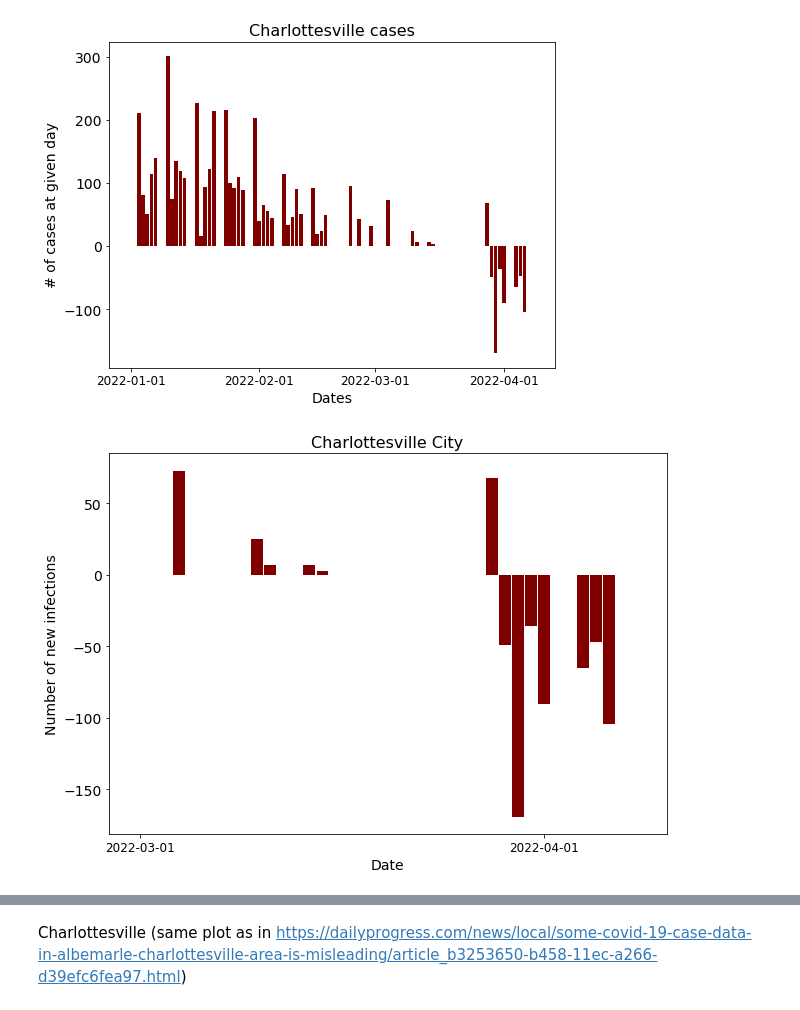
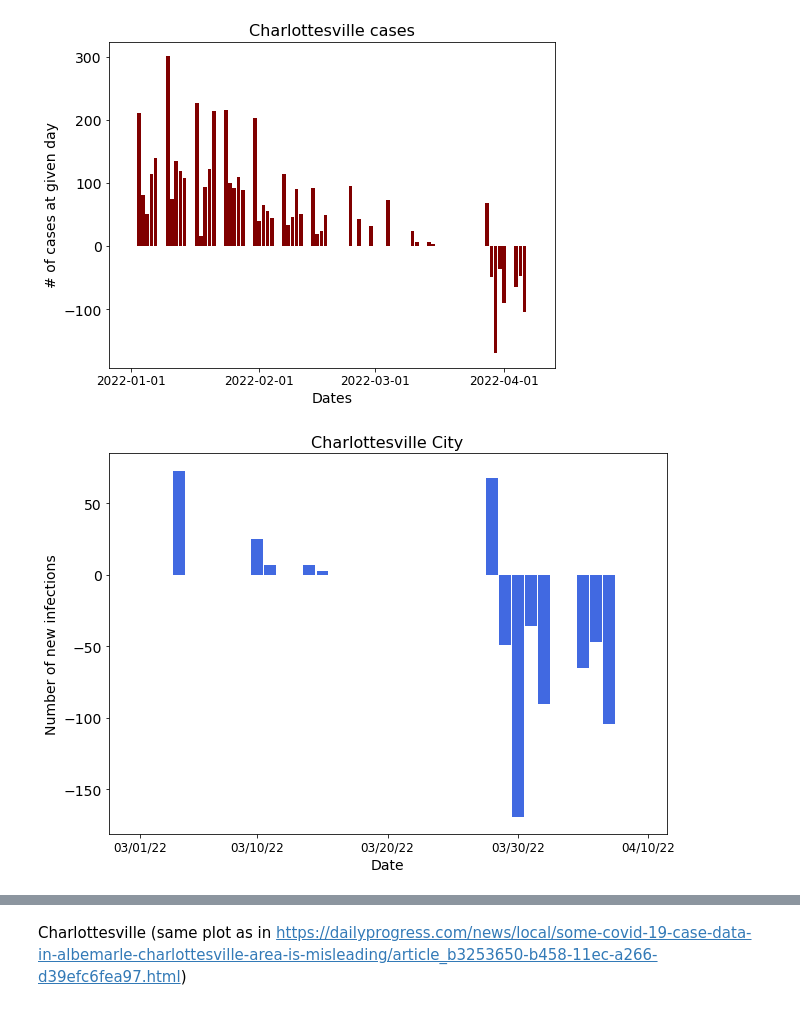
Before and after one commit to dzoanka/Covid19-cases-deaths-against-vax-in-US-counties, a Jupyter notebook: special_cases.ipynb, the cells around one changed output, grey strips where cells are left out. Cells and saved outputs as stored; diff of their text form; code cells hidden in the pictures.

```diff
--- a/special_cases.ipynb
+++ b/special_cases.ipynb
@@ -250,24 +252,25 @@ plt.show()
 # %%
 days = ['2022-03-01'] + days_of_months_printer_ww(3, 31) + days_of_months_printer_ww(4, 8)
 y_charlottesville  =  list(df_filter_cases.loc[df_filter_cases['countyFIPS'] == fips_to_analyse[0]][days].values[0])
 y_charlottesville = [j-i for i, j in zip(y_charlottesville[:-1], y_charlottesville[1:])]
 days = days[1:]
 # x_tmp = list()
 # for d in days:
 #     year, month, day = d.split("-")
 #     x_tmp.append(month + "/" + day + "/" + year[2:])
-plt.bar(days, y_charlottesville, color ='maroon', width = 0.9)
+plt.bar(days, y_charlottesville, color ='royalblue', width = 0.9)
 plt.title("Charlottesville City", fontsize=16)
 plt.ylabel("Number of new infections", fontsize=14)
 plt.xlabel("Date", fontsize=14)
 #plt.xticks(['01/01/22', '03/31/22', '04/08/22'], fontsize=14)
-plt.xticks(['2022-03-01', '2022-04-01'], fontsize=12)
+plt.xticks(['2022-03-01', '2022-03-10', '2022-03-20', '2022-03-30', '2022-04-10'], ['03/01/22', '03/10/22', '03/20/22', '03/30/22', '04/10/22'], fontsize=12)
+#plt.xticks(['03/01/22', '03/10/22', '03/20/22', '03/30/22', '04/10/22'], fontsize=12)
 plt.yticks(fontsize=14)
 #plt.legend(fontsize=12)
 plt.rcParams["figure.figsize"] = (10,7)
-# plt.savefig(path + 'fig_cho_cases.png')
+#plt.savefig(path + 'fig_cho_cases.png')
 plt.show()
 #df_filter_cases.loc[df_filter_cases['countyFIPS'] == fips_to_analyse[0]][days]
 # %% [output]
-[figure, old version]
+[figure, new version]
 # %%
```
Also changed, not shown: parts of 12 cells of this notebook, 12 other files.
